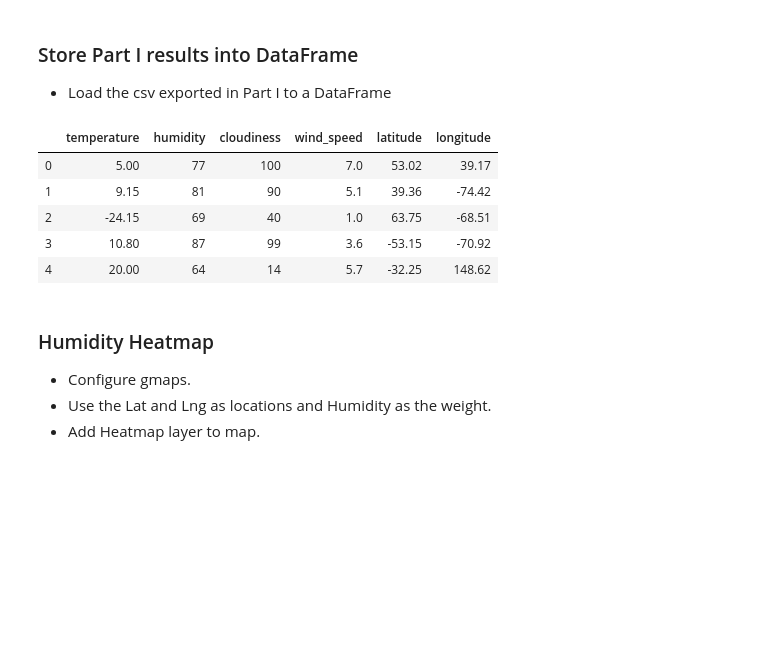
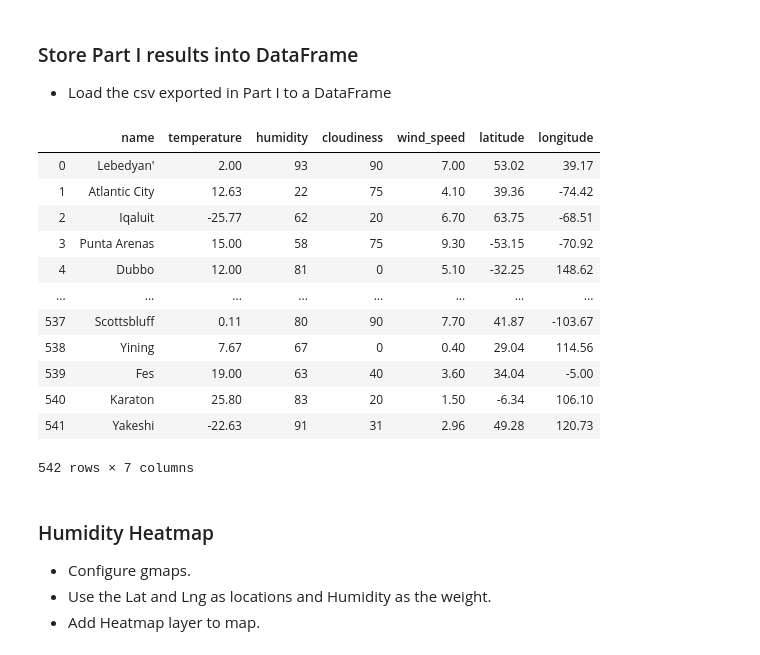
Before and after one commit to jlheen/python-api-challenge, a Jupyter notebook: Code/VacationPy.ipynb, the cells around one changed output. Cells and saved outputs as stored; diff of their text form; code cells hidden in the pictures; blank space fills up the shorter version.

```diff
--- a/Code/VacationPy.ipynb
+++ b/Code/VacationPy.ipynb
@@ -18,16 +19,24 @@ from config import g_key
 # %% [markdown]
 ### Store Part I results into DataFrame
 * Load the csv exported in Part I to a DataFrame
-# %%
-cities_file = pd.read_csv('cities_df.csv')
-cities_file.head()
-# %% [output]
-|  | temperature | humidity | cloudiness | wind_speed | latitude | longitude |
-| 0 | 5.00 | 77 | 100 | 7.0 | 53.02 | 39.17 |
-| 1 | 9.15 | 81 | 90 | 5.1 | 39.36 | -74.42 |
-| 2 | -24.15 | 69 | 40 | 1.0 | 63.75 | -68.51 |
-| 3 | 10.80 | 87 | 99 | 3.6 | -53.15 | -70.92 |
-| 4 | 20.00 | 64 | 14 | 5.7 | -32.25 | 148.62 |
+# %%
+# Load the csv file to a Pandas Dataframe and print it out
+cities_file = pd.read_csv('cities_df.csv')
+cities_file
+# %% [output]
+|  | name | temperature | humidity | cloudiness | wind_speed | latitude | longitude |
+| 0 | Lebedyan' | 2.00 | 93 | 90 | 7.00 | 53.02 | 39.17 |
+| 1 | Atlantic City | 12.63 | 22 | 75 | 4.10 | 39.36 | -74.42 |
+| 2 | Iqaluit | -25.77 | 62 | 20 | 6.70 | 63.75 | -68.51 |
+| 3 | Punta Arenas | 15.00 | 58 | 75 | 9.30 | -53.15 | -70.92 |
+| 4 | Dubbo | 12.00 | 81 | 0 | 5.10 | -32.25 | 148.62 |
+| ... | ... | ... | ... | ... | ... | ... | ... |
+| 537 | Scottsbluff | 0.11 | 80 | 90 | 7.70 | 41.87 | -103.67 |
+| 538 | Yining | 7.67 | 67 | 0 | 0.40 | 29.04 | 114.56 |
+| 539 | Fes | 19.00 | 63 | 40 | 3.60 | 34.04 | -5.00 |
+| 540 | Karaton | 25.80 | 83 | 20 | 1.50 | -6.34 | 106.10 |
+| 541 | Yakeshi | -22.63 | 91 | 31 | 2.96 | 49.28 | 120.73 |
+542 rows × 7 columns
 # %%
 # convert lat to list, convert lon to list or both to dictionary?
 # %% [markdown]
```
Also changed, not shown: parts of 12 cells of this notebook, 1 other file.
